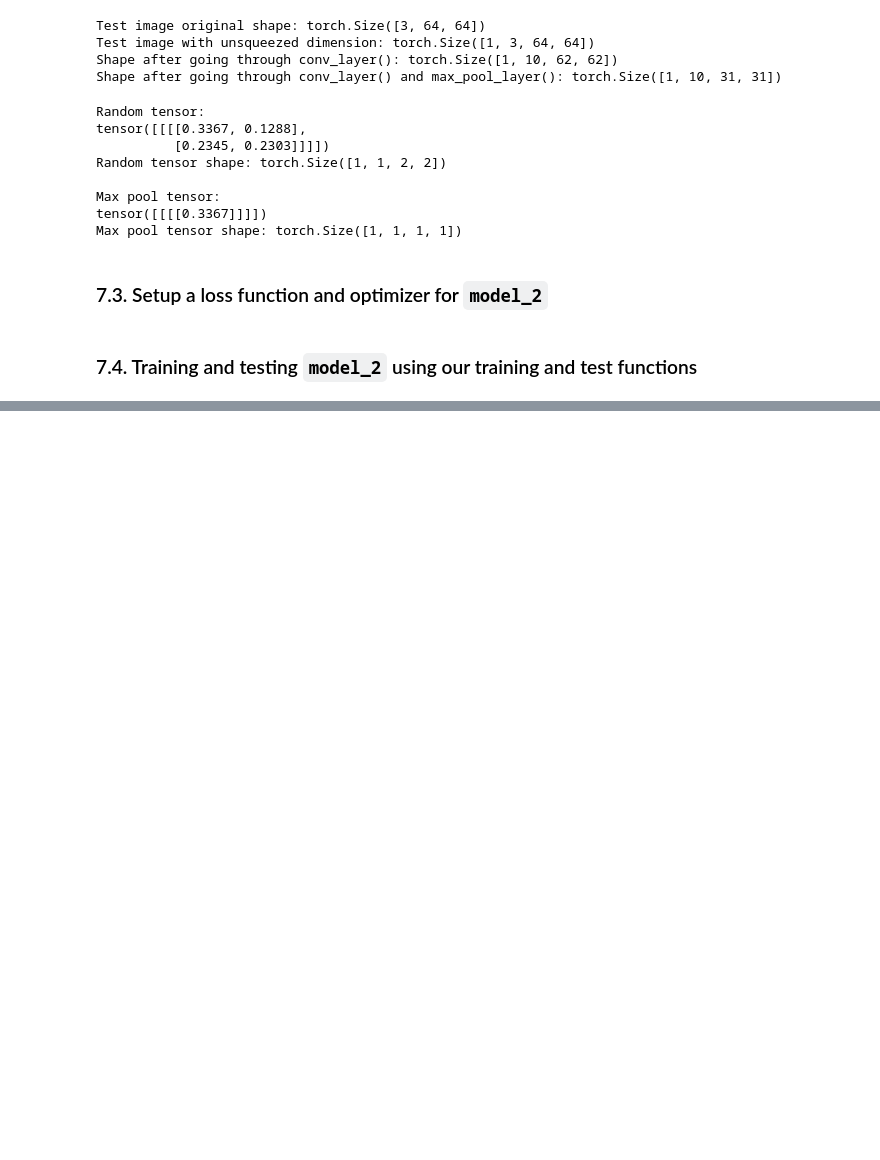
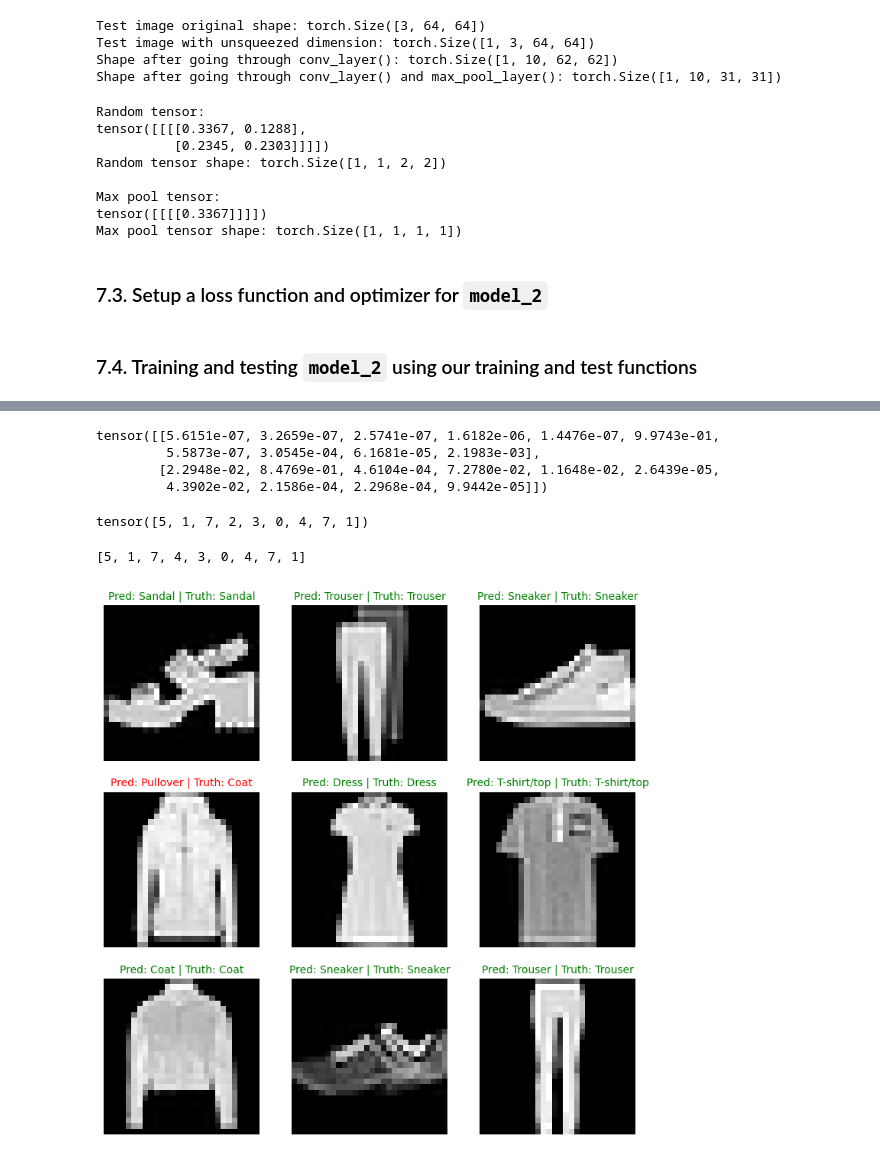
Before and after one commit to JoseJesusLaCasaNieto/Udemy, a Jupyter notebook: PyTorch_for_Deep_Learning_Bootcamp_Course/Computer_Vision/03_pytorch_computer_vision_video.ipynb, the cells around one changed output, grey strips where cells are left out. Drawn from its saved outputs; the diff is of its cells as text; code cells hidden in the pictures; blank space fills up the shorter version.

```diff
--- a/PyTorch_for_Deep_Learning_Bootcamp_Course/Computer_Vision/03_pytorch_computer_vision_video.ipynb
+++ b/PyTorch_for_Deep_Learning_Bootcamp_Course/Computer_Vision/03_pytorch_computer_vision_video.ipynb
@@ -1076,0 +1154,52 @@ model_2_results
+# %%
+# Make predictions
+pred_probs = make_predictions(model=model_2,
+                              data=test_samples)
+
+# View first two prediction probabilities
+pred_probs[:2]
+# %% [output]
+tensor([[5.6151e-07, 3.2659e-07, 2.5741e-07, 1.6182e-06, 1.4476e-07, 9.9743e-01,
+         5.5873e-07, 3.0545e-04, 6.1681e-05, 2.1983e-03],
+        [2.2948e-02, 8.4769e-01, 4.6104e-04, 7.2780e-02, 1.1648e-02, 2.6439e-05,
+         4.3902e-02, 2.1586e-04, 2.2968e-04, 9.9442e-05]])
+# %%
+# Convert prediction probabilities to labels
+pred_classes = pred_probs.argmax(dim=1)
+pred_classes
+# %% [output]
+tensor([5, 1, 7, 2, 3, 0, 4, 7, 1])
+# %%
+test_labels
+# %% [output]
+[5, 1, 7, 4, 3, 0, 4, 7, 1]
+# %%
+# Plot predictions
+plt.figure(figsize=(9, 9))
+nrows = 3
+ncols = 3
+for i, sample in enumerate(test_samples):
+  # Create subplot
+  plt.subplot(nrows, ncols, i+1)
+
+  # Plot the target image
+  plt.imshow(sample.squeeze(), cmap="gray")
+
+  # Find the prediction (in text form, e.g. "Sandal")
+  pred_label = class_names[pred_classes[i]]
+
+  # Get the truth label (in text form)
+  truth_label = class_names[test_labels[i]]
+
+  # Create a title for the plot
+  title_text = f"Pred: {pred_label} | Truth: {truth_label}"
+
+  # Check for equality between pred and truth and change color of title text
+  if pred_label == truth_label:
+    plt.title(title_text, fontsize=10, c="g") # green text if prediction same as truth
+  else:
+    plt.title(title_text, fontsize=10, c="r")
+
+  plt.axis(False)
+# %% [output]
+[figure, added]
```
Also changed, not shown: parts of 15 cells of this notebook.
